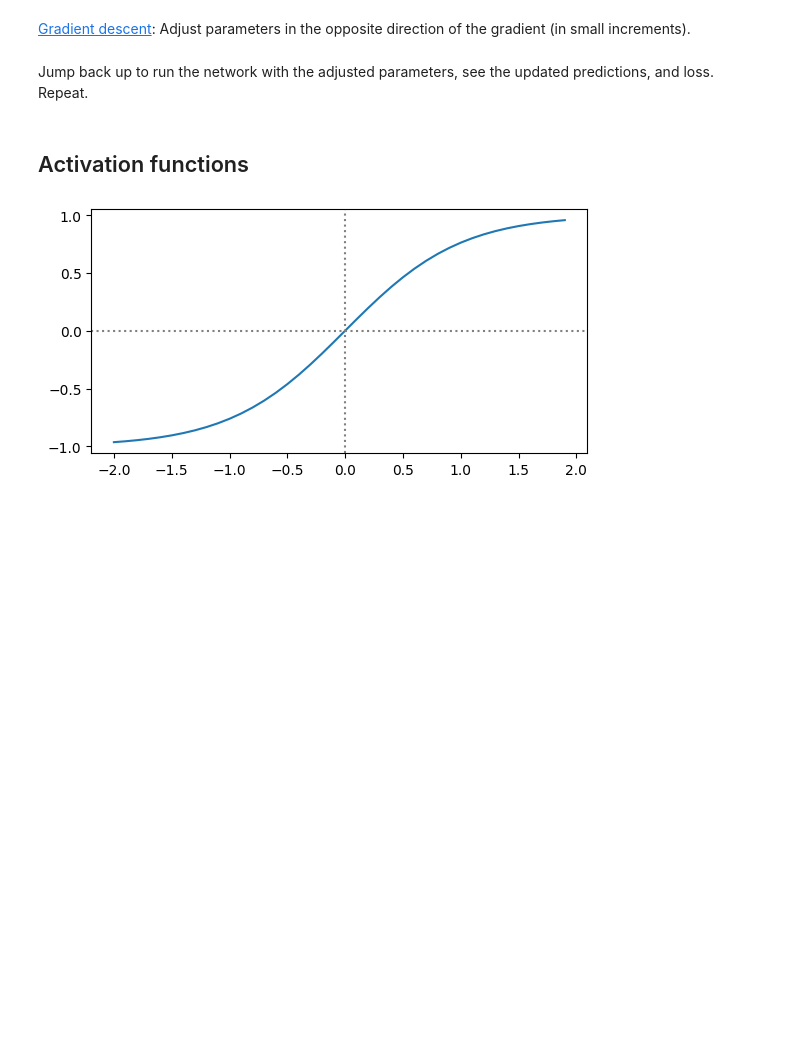
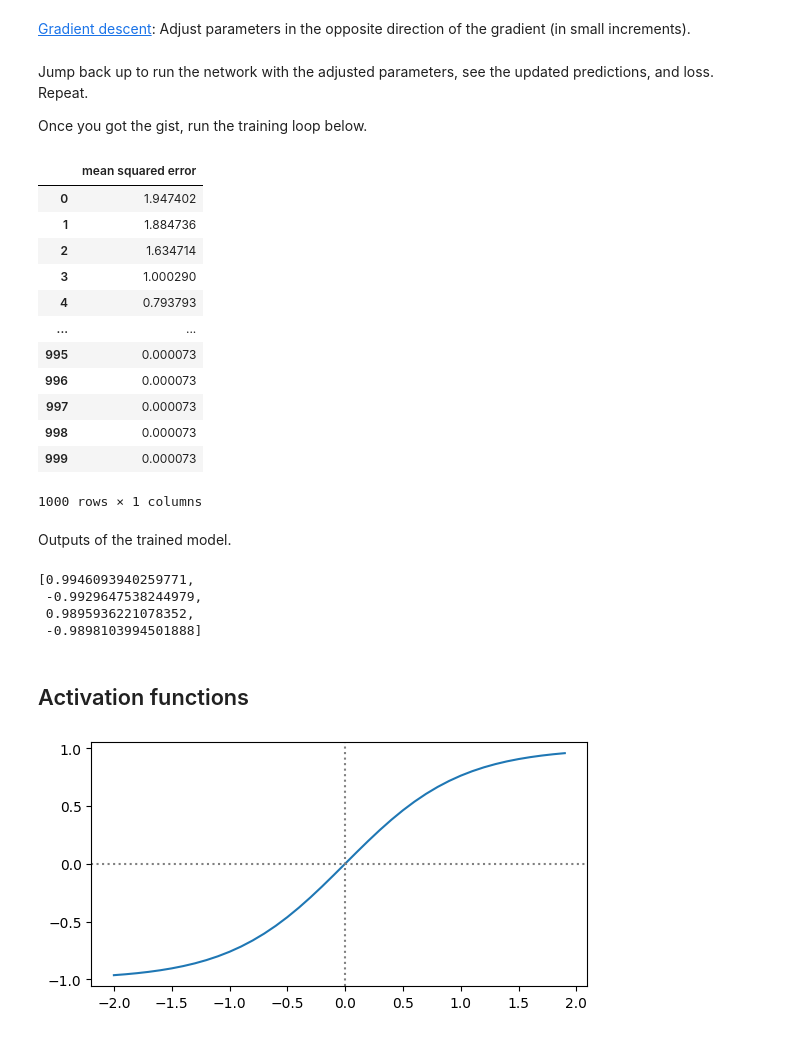
Before and after one commit to pmeinhardt/understanding, a Jupyter notebook: demo.ipynb, the cells around one changed output. Cells and saved outputs as stored; diff of their text form; code cells hidden in the pictures; blank space fills up the shorter version.

```diff
--- a/demo.ipynb
+++ b/demo.ipynb
@@ -220,6 +220,48 @@ for p in nn.params():
     p.data -= 0.1 * grads[p]
 # %% [markdown]
 Jump back up to run the network with the adjusted parameters, see the updated predictions, and loss. Repeat.
+
+Once you got the gist, run the training loop below.
+# %%
+data = []
+
+params = nn.params()
+
+for k in range(1000):
+  pred = [nn(x)[0] for x in xs]
+
+  loss = sum((target - actual)**2 for (target, actual) in zip(ys, pred))
+  grads = backprop(loss)
+
+  for p in params:
+    p.data -= 0.1 * grads[p]
+
+  data.append(loss.data / len(pred))
+
+DataFrame(data=data, columns=["mean squared error"])
+# %% [output]
+|  | mean squared error |
+| 0 | 1.947402 |
+| 1 | 1.884736 |
+| 2 | 1.634714 |
+| 3 | 1.000290 |
+| 4 | 0.793793 |
+| ... | ... |
+| 995 | 0.000073 |
+| 996 | 0.000073 |
+| 997 | 0.000073 |
+| 998 | 0.000073 |
+| 999 | 0.000073 |
+1000 rows × 1 columns
+# %% [markdown]
+Outputs of the trained model.
+# %%
+[nn(x)[0].data for x in xs]
+# %% [output]
+[0.9946093940259771,
+ -0.9929647538244979,
+ 0.9895936221078352,
+ -0.9898103994501888]
 # %% [markdown]
 ## Activation functions
 # %%
```
Also changed, not shown: parts of 10 cells of this notebook.
